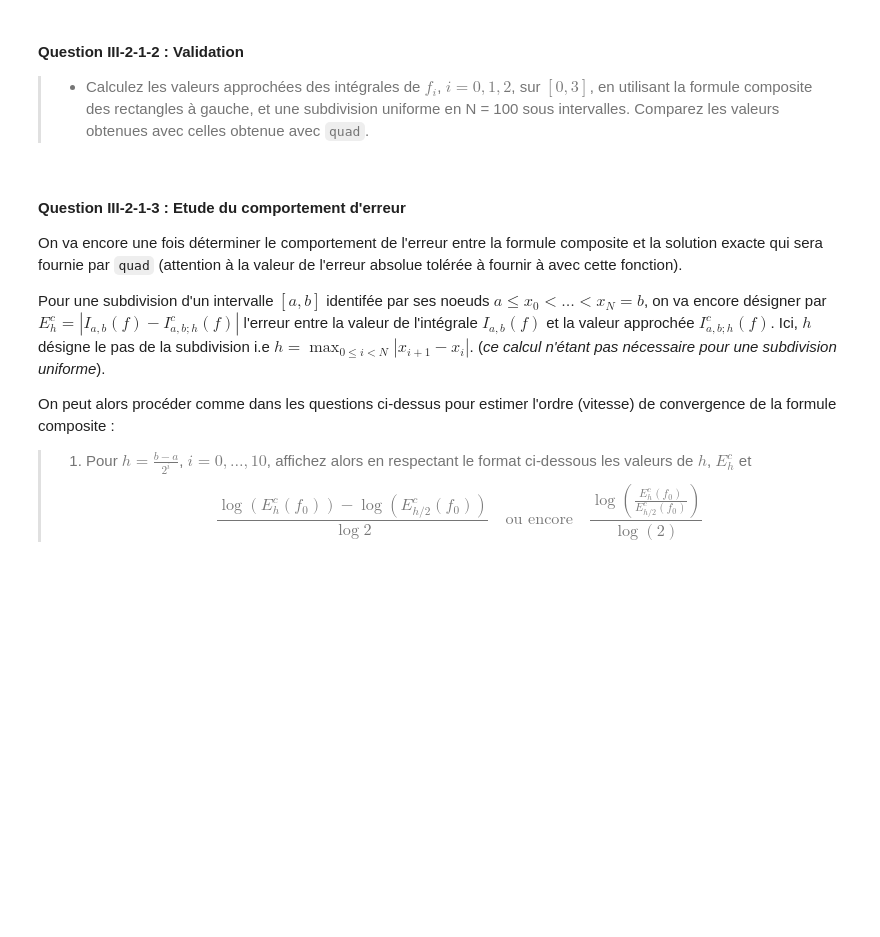
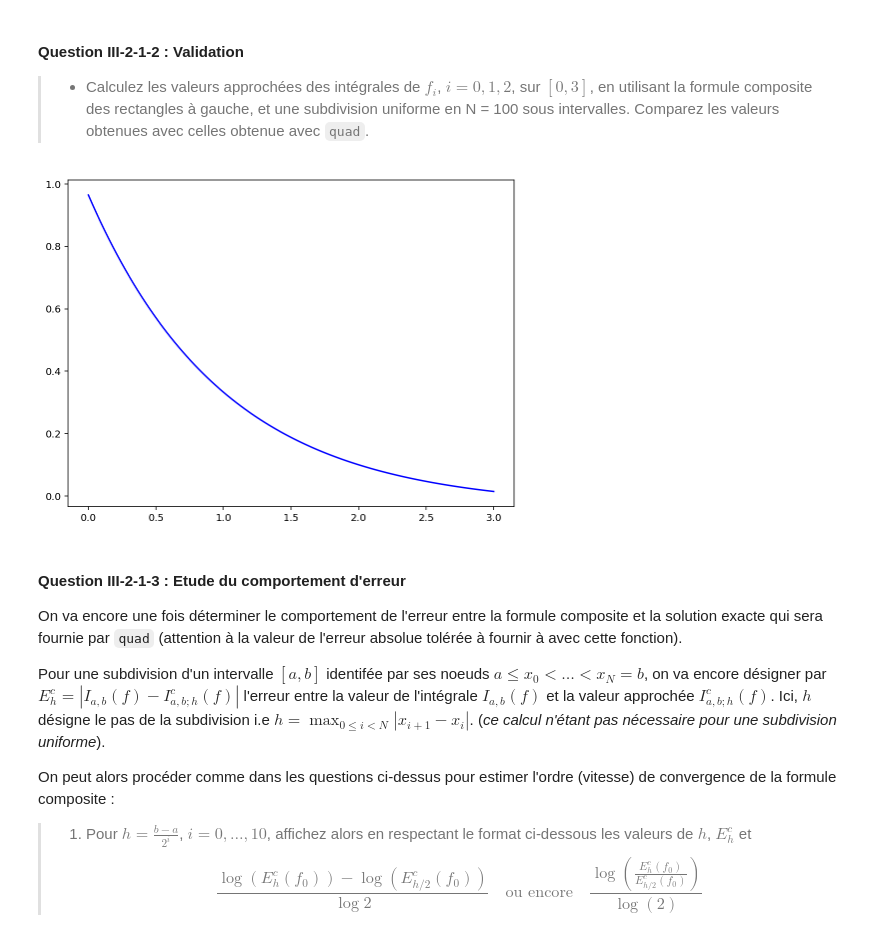
Before and after one commit to momgui/anp, a Jupyter notebook: TP06-etudiant.ipynb, the cells around one changed output. Saved outputs shown, nothing was run; the diff lists cells and outputs as text; code cells hidden in the pictures; blank space fills up the shorter version.

```diff
--- a/TP06-etudiant.ipynb
+++ b/TP06-etudiant.ipynb
@@ -205,0 +352,14 @@ def quad_composite(f, x, quad_elem):
+# %%
+def quad_composite(f, x, quad_elem):
+    print(quad_elem.__name__)
+    n = len(x)-1
+    I = 0
+    for i in range(n):
+        I += quad_elem(f, x[i], x[i+1])
+    return I
+# %%
+x = np.linspace(0, 0.1, 11)
+f = [f0, f1, f2]
+quad_elem = [quad_rect, quad_milieu, quad_trapeze, quad_simpson]
+for i in range(4):
+    print(quad_composite(f[0], x, quad_elem[i]))
@@ -213,12 +382,20 @@ Dans cette formule, la formule de quadrature élémentaire est celle du rectangl
 >*  Proposez une fonction `quad_comp_rect (f, x)` qui prend en arguments:  `f` une fonction, et `x` le noeuds
 d'une subivision d'un intervalle $[a,b]$ ( `a` et `b` sont identifiés par le premier et le dernier élément de `x`)
 et qui retourne la valeur approchée de l'intégrale de $f$ en entre $a$ et $b$ par la formule composite des rectangles à gauche.
-# %%
-#Mise en oeuvre
-
-def quad_comp_rect (f, x):
-    """ """
-    ...
+# %%
+#Mise en oeuvre
+
+def quad_comp_rect (f, x):
+    """
+     Calcule l'intégrale de f sur l'intervalle [a, b] par la méthode des rectangles
+     f : fonction à intégrer
+     x : liste des abscisses des points de discrétisation
+    """
+    n = len(x)-1
+    I = 0
+    for i in range(n):
+        I += quad_rect(f, x[i], x[i+1])
+    return I
 # %% [markdown]
 #### Question III-2-1-2 : Validation
 
@@ -231,3 +404,14 @@ la formule composite  des rectangles à gauche, et une subdivision uniforme en N
+# %%
+f = [f0, f1, f2]
+x = np.linspace(0, 3, 100)
+fig = plt.figure(figsize=(8, 6))
+ax = fig.add_subplot(111)
+y = quad_comp_rect(f[0],x)
+y2 = [quad(f[0], 0, i,epsabs=1e-14)[0] for i in x]
+ax.plot(x, abs(y- y2), 'b')
+plt.show()
+# %% [output]
+[figure, added]
 # %% [markdown]
 #### Question III-2-1-3 : Etude du comportement d'erreur
 
```
Also changed, not shown: parts of 36 cells of this notebook, 1 other file.
